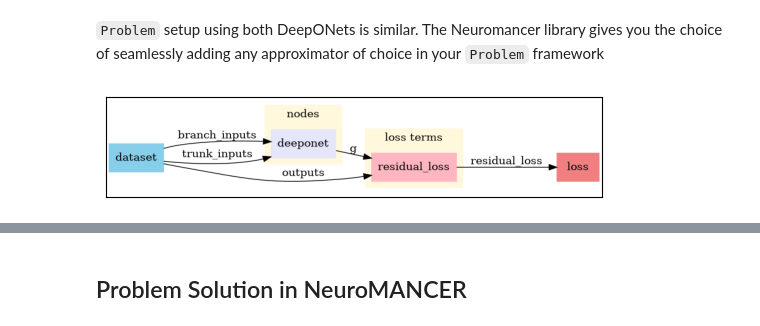
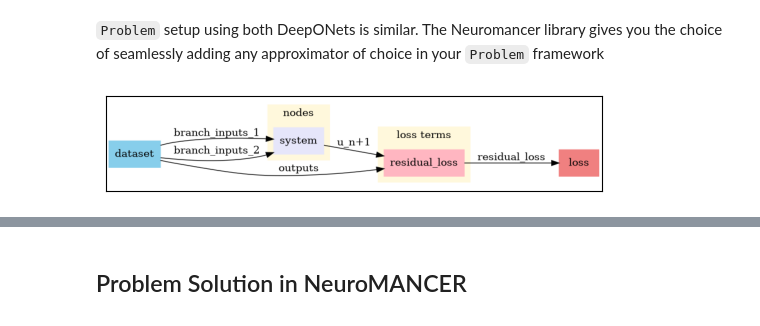
Before and after one commit to EladMichael/neuromancer, a Jupyter notebook: examples/neural_operators/Part_8_TIDON_HEAT.ipynb, the cells around one changed output, grey strips where cells are left out. Saved outputs shown, nothing was run; the diff lists cells and outputs as text; code cells hidden in the pictures.

```diff
--- a/examples/neural_operators/Part_8_TIDON_HEAT.ipynb
+++ b/examples/neural_operators/Part_8_TIDON_HEAT.ipynb
@@ -377,14 +383,14 @@ fxRK4 = integrators.DiffEqIntegrator(rhs_wrapper, h=dt, method="rk4")
 # %%
 from neuromancer.system import System
 
-nsteps = 1  # set rollout horizon
-node_rhs = Node(
+nsteps = 1  # set rollout horizon to 1 step, using du_dt predicted by DeepONet
+node_rk4 = Node(
     fxRK4,
-    ["u_n", "f"],
+    ["branch_inputs_1", "branch_inputs_2"],
     ["u_n+1"],
-    name="dynamics",
+    name="TI_DON",
 )
-dynamics_model = System([node_rhs], name="system", nsteps=nsteps)
+dynamics_model = System([node_rk4], name="system", nsteps=nsteps)
 dynamics_model = dynamics_model.to(device)
-print(node_rhs)
+print(node_rk4)
 # %% [output]
@@ -432,7 +438,7 @@ from neuromancer.problem import Problem
 from neuromancer.constraint import variable
 from neuromancer.loss import PenaltyLoss
 
-var_y_est = variable("g")
+var_y_est = variable("u_n+1")
 var_y_true = variable("outputs")
 
 var_loss = (var_y_est == var_y_true) ^ 2
@@ -443,7 +449,11 @@ loss = PenaltyLoss(objectives, constraints=[])
 # %% [markdown]
 `Problem` setup using both DeepONets is similar. The Neuromancer library gives you the choice of seamlessly adding any approximator of choice in your `Problem` framework
 # %%
-problem = Problem(nodes=[node_deeponet], loss=loss, grad_inference=True)
+problem = Problem(
+    nodes=[dynamics_model],
+    loss=loss,
+    #   grad_inference=True
+)
 problem.show()  # graphviz library needed for graph visualization
 # %% [output]
-[figure, old version]
+[figure, new version]
```
Also changed, not shown: parts of 24 cells of this notebook.
